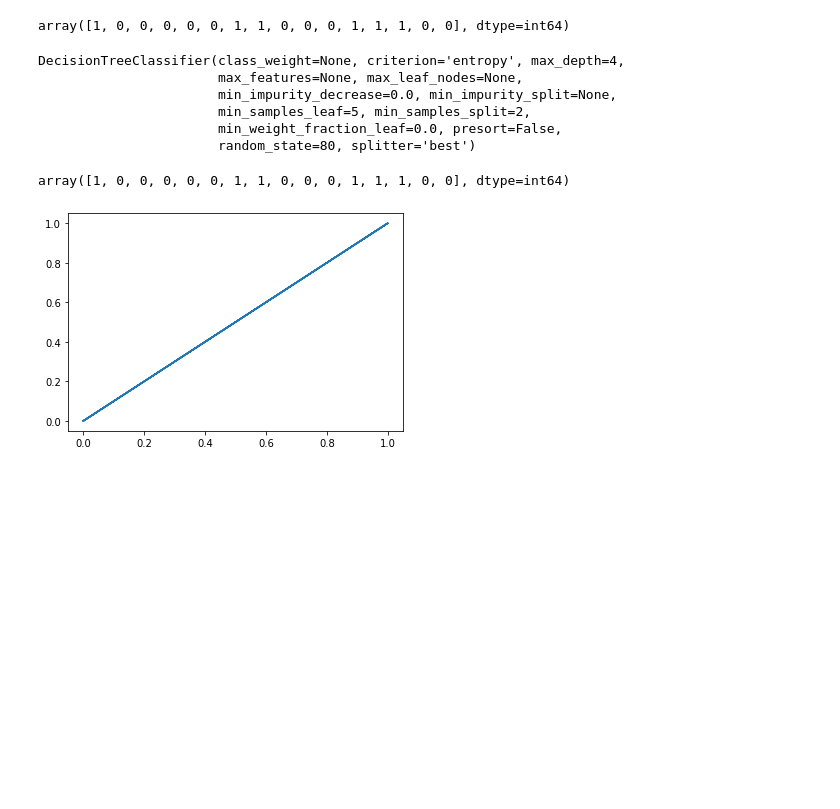
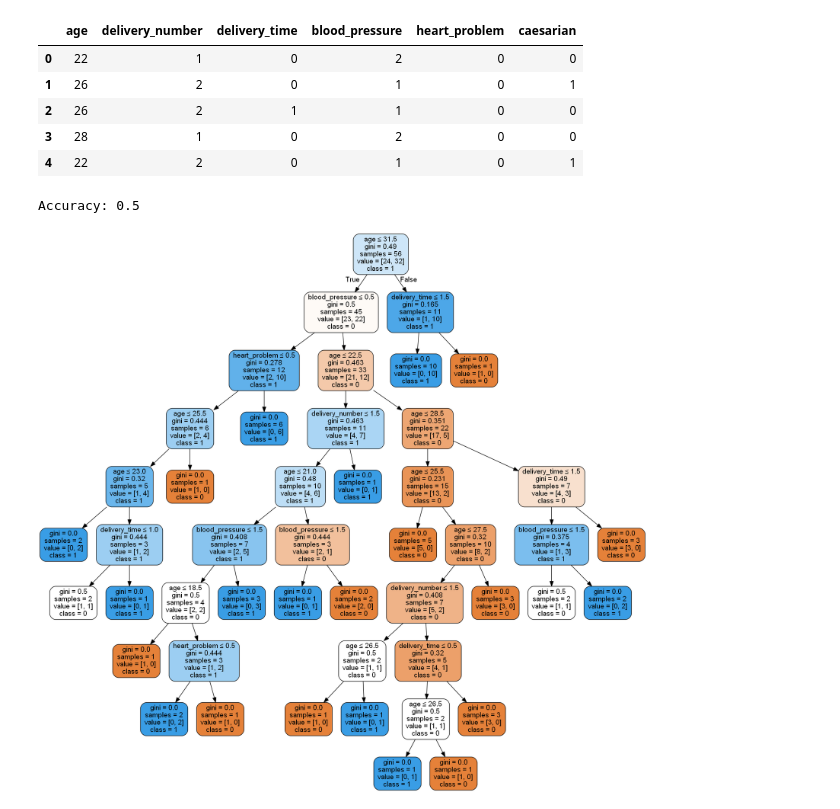
Before and after one commit to pritamshrestha/DSC_550-data_mining-, a Jupyter notebook: Week_6/Descision_Tree_Part_b.ipynb, the cells around one changed output. Cells and saved outputs as stored; diff of their text form; code cells hidden in the pictures; blank space fills up the shorter version.

```diff
--- a/Week_6/Descision_Tree_Part_b.ipynb
+++ b/Week_6/Descision_Tree_Part_b.ipynb
@@ -80,29 +17,0 @@ DecisionTreeClassifier(class_weight=None, criterion='entropy', max_depth=2,
-# %%
-# for prediction
-y_predict=model1.predict(input_v_test)
-y_predict
-# %% [output]
-array([1, 0, 0, 0, 0, 0, 1, 1, 0, 0, 0, 1, 1, 1, 0, 0], dtype=int64)
-# %%
-# for max_depth=4
-model2=tree.DecisionTreeClassifier(criterion='entropy',random_state=80,max_depth=4,min_samples_leaf=5)
-model2.fit(input_v_train,target_v_train)
-# %% [output]
-DecisionTreeClassifier(class_weight=None, criterion='entropy', max_depth=4,
-                       max_features=None, max_leaf_nodes=None,
-                       min_impurity_decrease=0.0, min_impurity_split=None,
-                       min_samples_leaf=5, min_samples_split=2,
-                       min_weight_fraction_leaf=0.0, presort=False,
-                       random_state=80, splitter='best')
-# %%
-y_predict1=model2.predict(input_v_test)
-y_predict1
-# %% [output]
-array([1, 0, 0, 0, 0, 0, 1, 1, 0, 0, 0, 1, 1, 1, 0, 0], dtype=int64)
-# %%
-# plotting
-def plot(x,y):
-    plt.plot(x,y)
-plot(y_predict,y_predict1)
-# %% [output]
-[figure, removed]
@@ -108,0 +22,10 @@ plot(y_predict,y_predict1)
+# %%
+# checking dataset
+df.head()
+# %% [output]
+|  | age | delivery_number | delivery_time | blood_pressure | heart_problem | caesarian |
+| 0 | 22 | 1 | 0 | 2 | 0 | 0 |
+| 1 | 26 | 2 | 0 | 1 | 0 | 1 |
+| 2 | 26 | 2 | 1 | 1 | 0 | 0 |
+| 3 | 28 | 1 | 0 | 2 | 0 | 0 |
+| 4 | 22 | 2 | 0 | 1 | 0 | 1 |
@@ -108,0 +50,17 @@ plot(y_predict,y_predict1)
+# %%
+# Checking accuracy
+print("Accuracy:",metrics.accuracy_score(y_test, y_pred))
+# %% [output]
+Accuracy: 0.5
+# %%
+# creating the decision tree using graphviz
+import graphviz
+dot_data = StringIO()
+export_graphviz(model, out_file=dot_data,
+                filled=True, rounded=True,
+                special_characters=True,feature_names = feature_columns,class_names=['0','1'])
+graph = pydotplus.graph_from_dot_data(dot_data.getvalue())
+# displaying graph
+Image(graph.create_png())
+# %% [output]
+[figure, added]
```
Also changed, not shown: parts of 16 cells of this notebook.
